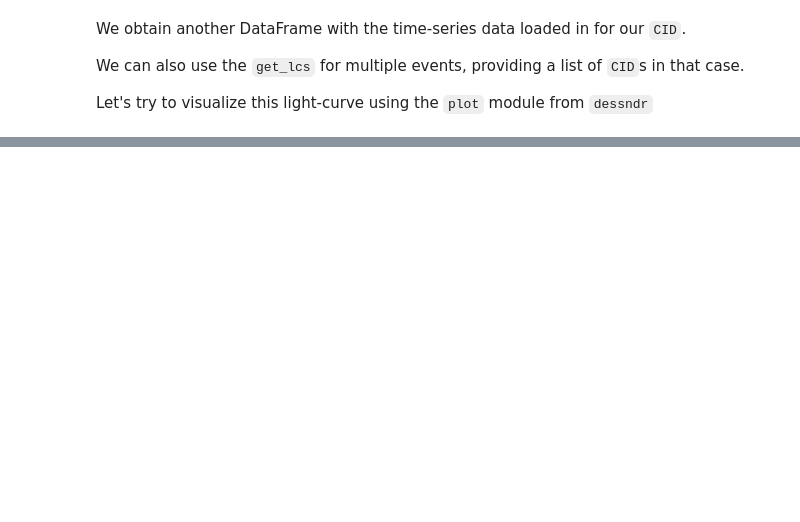
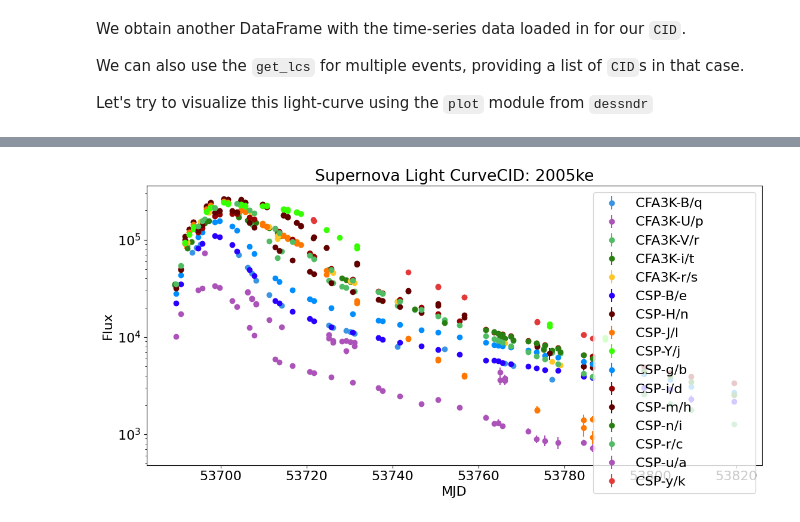
Before and after one commit to BrunoSanchez/DES-SN-DR, a Jupyter notebook: docs/tutorial/01-load_data.ipynb, the cells around one changed output, grey strips where cells are left out. Saved outputs shown, nothing was run; the diff lists cells and outputs as text; code cells hidden in the pictures; blank space fills up the shorter version.

```diff
--- a/docs/tutorial/01-load_data.ipynb
+++ b/docs/tutorial/01-load_data.ipynb
@@ -197,0 +206,6 @@ plot.plot_sn_light_curve(lc, CID=myCid, figsize=(10, 6))
+# %%
+lowz_phot_version = os.path.join(
+    data.DES5YRDR_DATA_ROOT,
+    'DES-SN5YR/0_DATA/DES-SN5YR_LOWZ/DES-SN5YR_LOWZ'
+)
+lowz = utils.PhotFITS(lowz_phot_version)
@@ -197,0 +224,6 @@ plot.plot_sn_light_curve(lc, CID=myCid, figsize=(10, 6))
+# %%
+random_cid_lowz = lowz.head_df.SNID[10]
+fig, ax = plot.plot_sn_light_curve(lowz.get_lc(random_cid_lowz), CID=random_cid_lowz, figsize=(12, 6))
+ax.set_yscale('log')
+# %% [output]
+[figure, added]
```
Also changed, not shown: parts of 14 cells of this notebook, 4 other files.
